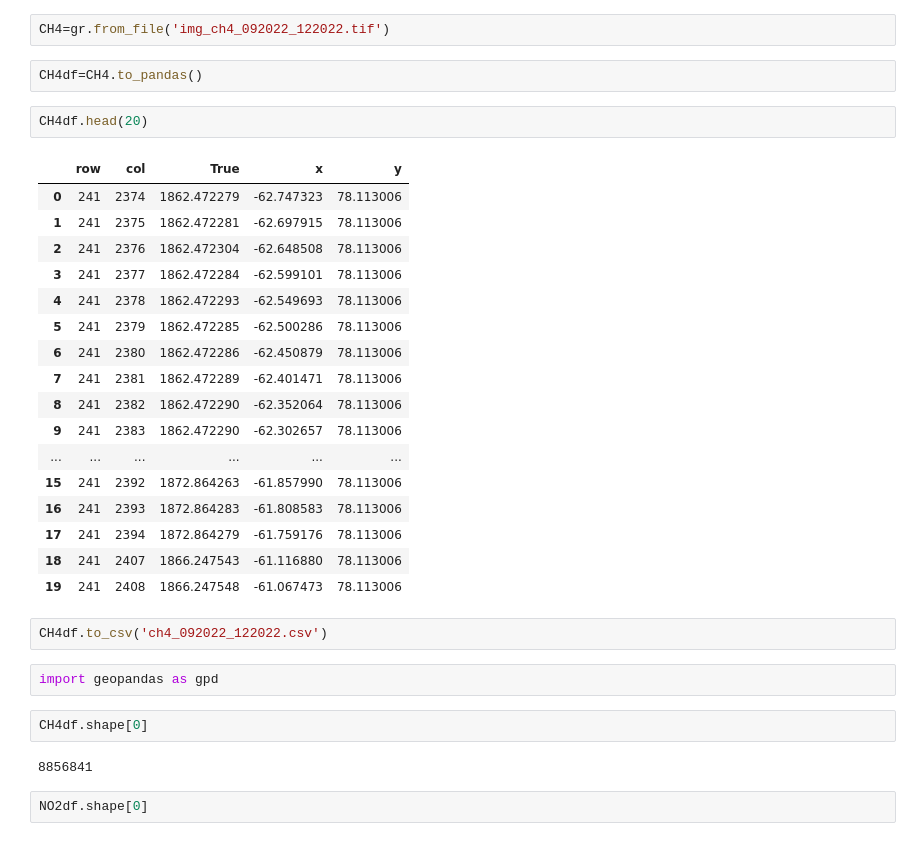
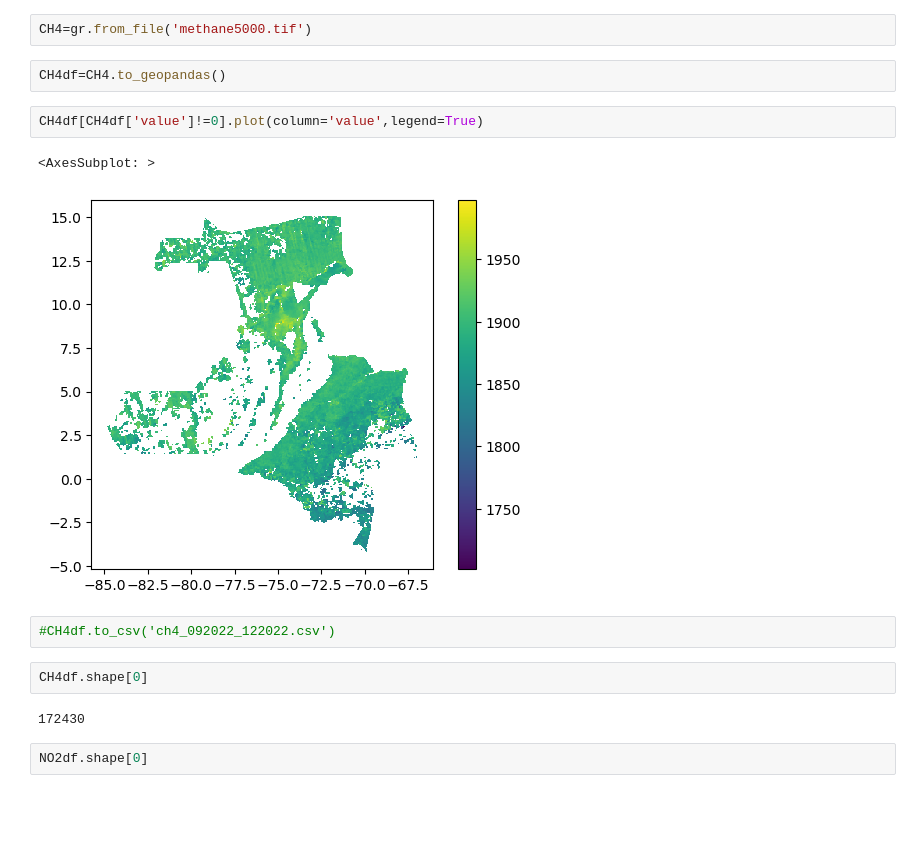
Before and after one commit to HIDES-Co/GEE_python, a Jupyter notebook: GEE_Colombia/Convert_data.ipynb, the cells around one changed output. Saved outputs shown, nothing was run; the diff lists cells and outputs as text; blank space fills up the shorter version.

```diff
--- a/GEE_Colombia/Convert_data.ipynb
+++ b/GEE_Colombia/Convert_data.ipynb
@@ -26,35 +28,18 @@ NO2df.head(20)
 # %%
-CH4=gr.from_file('img_ch4_092022_122022.tif')
+CH4=gr.from_file('methane5000.tif')
 # %%
-CH4df=CH4.to_pandas()
+CH4df=CH4.to_geopandas()
 # %%
-CH4df.head(20)
+CH4df[CH4df['value']!=0].plot(column='value',legend=True)
 # %% [output]
-|  | row | col | True | x | y |
-| 0 | 241 | 2374 | 1862.472279 | -62.747323 | 78.113006 |
-| 1 | 241 | 2375 | 1862.472281 | -62.697915 | 78.113006 |
-| 2 | 241 | 2376 | 1862.472304 | -62.648508 | 78.113006 |
-| 3 | 241 | 2377 | 1862.472284 | -62.599101 | 78.113006 |
-| 4 | 241 | 2378 | 1862.472293 | -62.549693 | 78.113006 |
-| 5 | 241 | 2379 | 1862.472285 | -62.500286 | 78.113006 |
-| 6 | 241 | 2380 | 1862.472286 | -62.450879 | 78.113006 |
-| 7 | 241 | 2381 | 1862.472289 | -62.401471 | 78.113006 |
-| 8 | 241 | 2382 | 1862.472290 | -62.352064 | 78.113006 |
-| 9 | 241 | 2383 | 1862.472290 | -62.302657 | 78.113006 |
-| ... | ... | ... | ... | ... | ... |
-| 15 | 241 | 2392 | 1872.864263 | -61.857990 | 78.113006 |
-| 16 | 241 | 2393 | 1872.864283 | -61.808583 | 78.113006 |
-| 17 | 241 | 2394 | 1872.864279 | -61.759176 | 78.113006 |
-| 18 | 241 | 2407 | 1866.247543 | -61.116880 | 78.113006 |
-| 19 | 241 | 2408 | 1866.247548 | -61.067473 | 78.113006 |
+<AxesSubplot: >
+[figure, added]
 # %%
-CH4df.to_csv('ch4_092022_122022.csv')
+#CH4df.to_csv('ch4_092022_122022.csv')
-# %%
-import geopandas as gpd
 # %%
 CH4df.shape[0]
 # %% [output]
-8856841
+172430
 # %%
 NO2df.shape[0]
 # %% [output]
```
Also changed, not shown: parts of 4 cells of this notebook, 3 other files.
